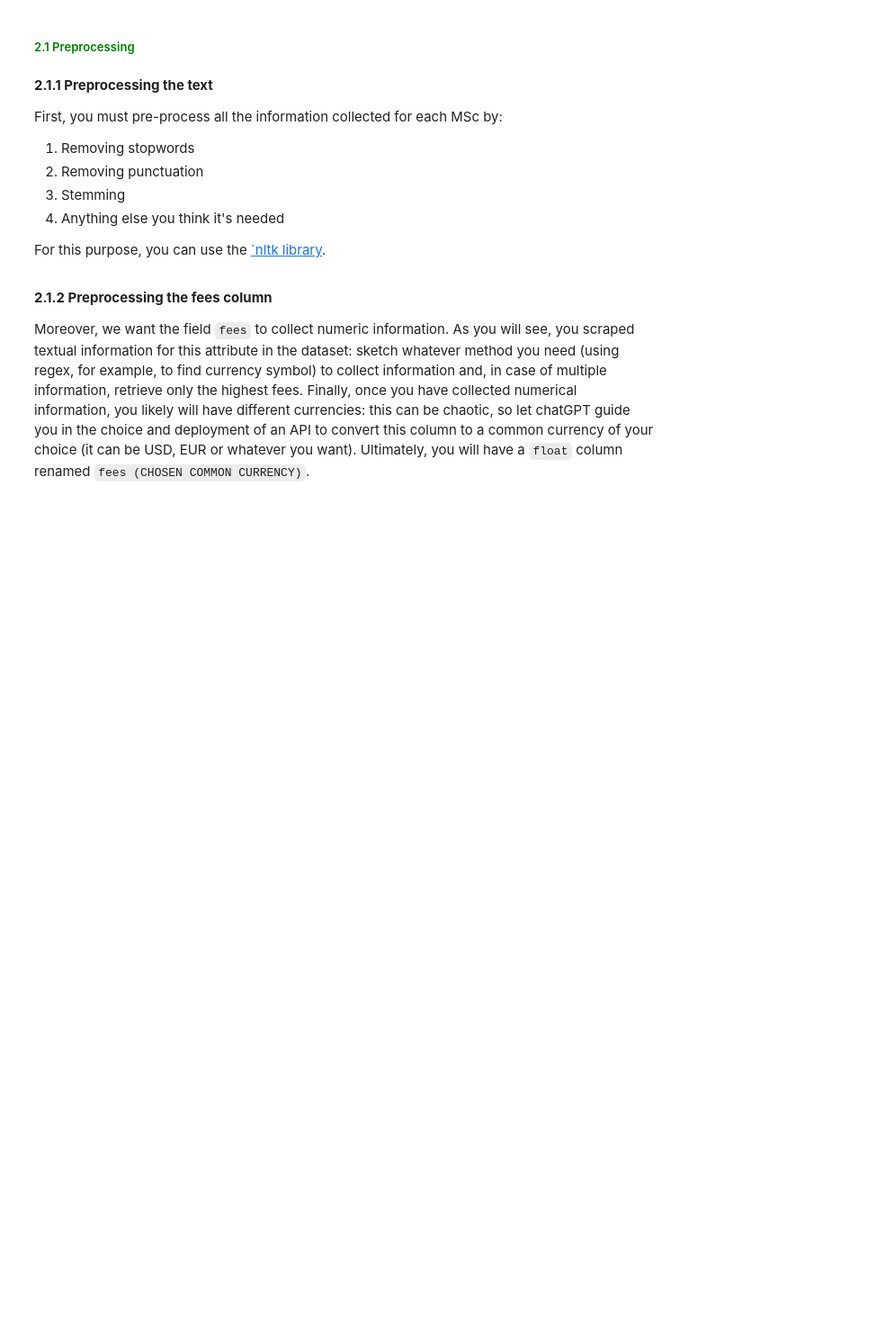
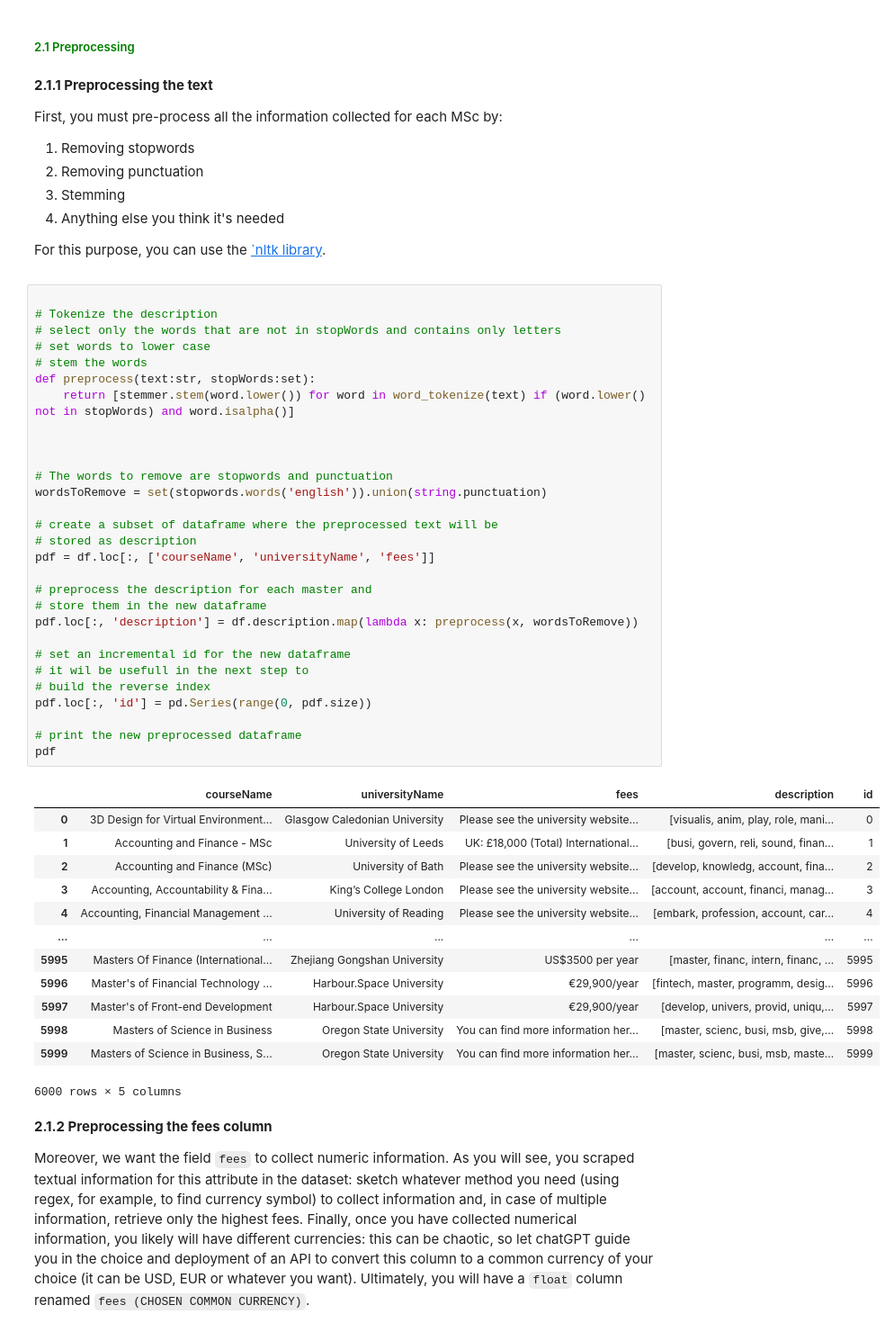
Before and after one commit to michele-42/HW3, a Jupyter notebook: main.ipynb, the cells around one changed output. Shown at 90% size. Drawn from its saved outputs; the diff is of its cells as text; blank space fills up the shorter version.

```diff
--- a/main.ipynb
+++ b/main.ipynb
@@ -106,6 +296,49 @@ If an information is missing, you just leave it as an empty string.
 
 For this purpose, you can use the [`nltk library](https://www.nltk.org/).
 </p>
+# %%
+
+# Tokenize the description
+# select only the words that are not in stopWords and contains only letters
+# set words to lower case
+# stem the words
+def preprocess(text:str, stopWords:set):
+    return [stemmer.stem(word.lower()) for word in word_tokenize(text) if (word.lower() not in stopWords) and word.isalpha()]
+
+
+
+# The words to remove are stopwords and punctuation
+wordsToRemove = set(stopwords.words('english')).union(string.punctuation)
+
+# create a subset of dataframe where the preprocessed text will be
+# stored as description
+pdf = df.loc[:, ['courseName', 'universityName', 'fees']]
+
+# preprocess the description for each master and
+# store them in the new dataframe
+pdf.loc[:, 'description'] = df.description.map(lambda x: preprocess(x, wordsToRemove))
+
+# set an incremental id for the new dataframe
+# it wil be usefull in the next step to
+# build the reverse index
+pdf.loc[:, 'id'] = pd.Series(range(0, pdf.size))
+
+# print the new preprocessed dataframe
+pdf
+# %% [output]
+|  | courseName | universityName | fees | description | id |
+| 0 | 3D Design for Virtual Environment... | Glasgow Caledonian University | Please see the university website... | [visualis, anim, play, role, mani... | 0 |
+| 1 | Accounting and Finance - MSc | University of Leeds | UK: £18,000 (Total) International... | [busi, govern, reli, sound, finan... | 1 |
+| 2 | Accounting and Finance (MSc) | University of Bath | Please see the university website... | [develop, knowledg, account, fina... | 2 |
+| 3 | Accounting, Accountability & Fina... | King’s College London | Please see the university website... | [account, account, financi, manag... | 3 |
+| 4 | Accounting, Financial Management ... | University of Reading | Please see the university website... | [embark, profession, account, car... | 4 |
+| ... | ... | ... | ... | ... | ... |
+| 5995 | Masters Of Finance (International... | Zhejiang Gongshan University | US$3500 per year | [master, financ, intern, financ, ... | 5995 |
+| 5996 | Master's of Financial Technology ... | Harbour.Space University | €29,900/year | [fintech, master, programm, desig... | 5996 |
+| 5997 | Master's of Front-end Development | Harbour.Space University | €29,900/year | [develop, univers, provid, uniqu,... | 5997 |
+| 5998 | Masters of Science in Business | Oregon State University | You can find more information her... | [master, scienc, busi, msb, give,... | 5998 |
+| 5999 | Masters of Science in Business, S... | Oregon State University | You can find more information her... | [master, scienc, busi, msb, maste... | 5999 |
+6000 rows × 5 columns
 # %% [markdown]
 <b> 2.1.2 Preprocessing the fees column </b>
 
```
Also changed, not shown: parts of 17 cells of this notebook, 3 other files.
